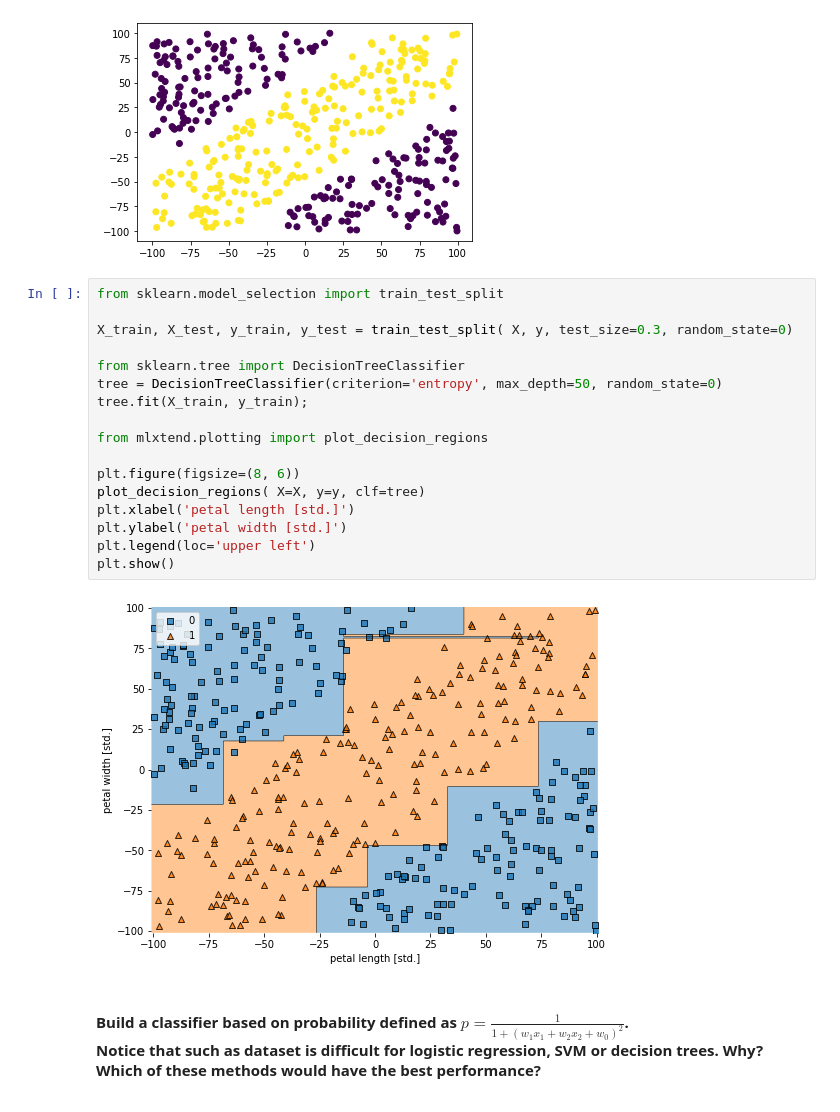
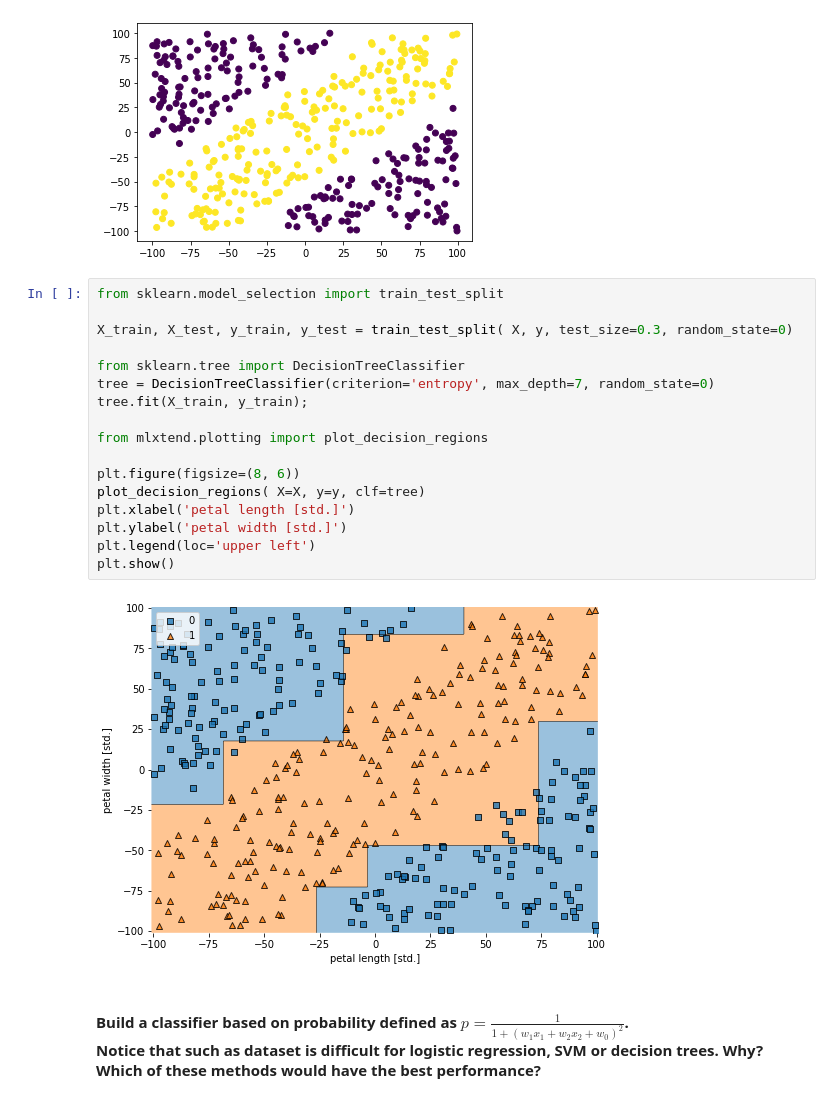
Before and after one commit to adkwazar/current, a Jupyter notebook: revision.ipynb, the cells around one changed output. Drawn from its saved outputs; the diff is of its cells as text.

```diff
--- a/revision.ipynb
+++ b/revision.ipynb
@@ -217,22 +217,22 @@ plt.show()
 # %%
 from sklearn.model_selection import train_test_split
 
 X_train, X_test, y_train, y_test = train_test_split( X, y, test_size=0.3, random_state=0)
 
 from sklearn.tree import DecisionTreeClassifier
-tree = DecisionTreeClassifier(criterion='entropy', max_depth=50, random_state=0)
+tree = DecisionTreeClassifier(criterion='entropy', max_depth=7, random_state=0)
 tree.fit(X_train, y_train);
 
 from mlxtend.plotting import plot_decision_regions
 
 plt.figure(figsize=(8, 6))
 plot_decision_regions( X=X, y=y, clf=tree)
 plt.xlabel('petal length [std.]')
 plt.ylabel('petal width [std.]')
 plt.legend(loc='upper left')
 plt.show()
 # %% [output]
-[figure, old version]
+[figure, new version]
 # %% [markdown]
 <h4> Build a classifier based on probability defined as $p = \frac{1}{1+(w_1x_1+w_2x_2+w_0)^2}$.
 
```
